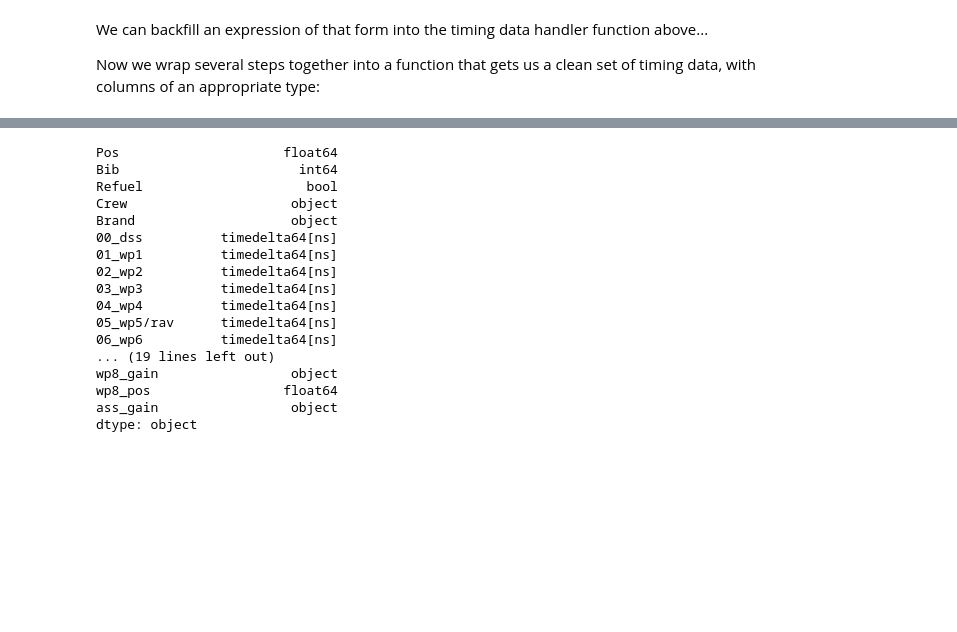
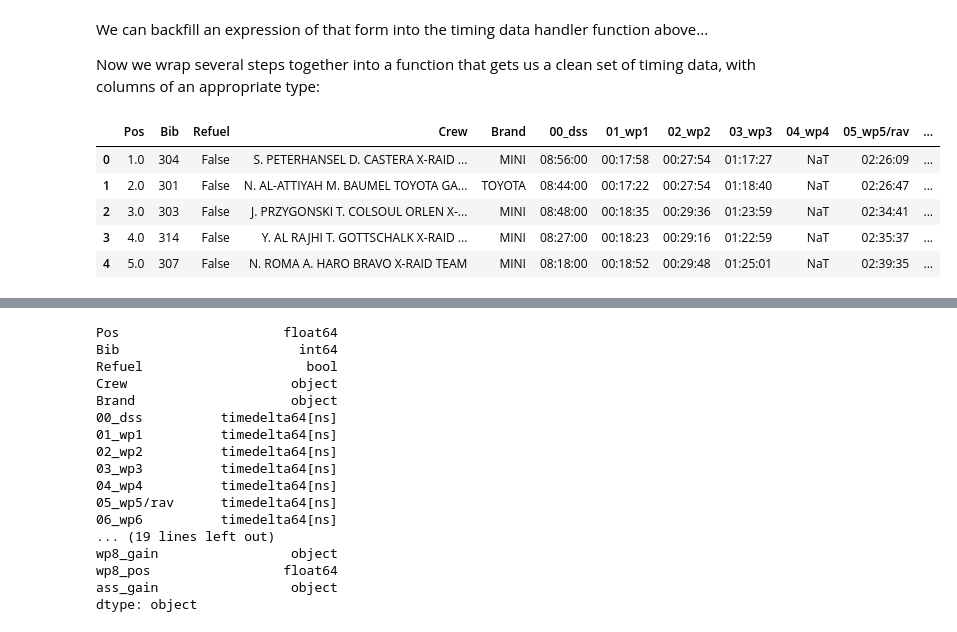
Before and after one commit to psychemedia/WRC_sketches, a Jupyter notebook: doodles/Dakar Rally.ipynb, the cells around one changed output, grey strips where cells are left out. Cells and saved outputs as stored; diff of their text form; code cells hidden in the pictures; blank space fills up the shorter version.

```diff
--- a/doodles/Dakar Rally.ipynb
+++ b/doodles/Dakar Rally.ipynb
@@ -398,6 +409,15 @@ def get_timing_data(stage,vtype='car', timerank='time', kind='simple'):
 
     df[TIME] = get_refuel_status(df[TIME])
     return _get_timing(df, typ=TIME, kind=kind)
+# %%
+get_timing_data(STAGE, VTYPE, kind='simple')[TIME].head()
+# %% [output]
+|  | Pos | Bib | Refuel | Crew | Brand | 00_dss | 01_wp1 | 02_wp2 | 03_wp3 | 04_wp4 | 05_wp5/rav | ... |
+| 0 | 1.0 | 304 | False | S. PETERHANSEL D. CASTERA X-RAID ... | MINI | 08:56:00 | 00:17:58 | 00:27:54 | 01:17:27 | NaT | 02:26:09 | ... |
+| 1 | 2.0 | 301 | False | N. AL-ATTIYAH M. BAUMEL TOYOTA GA... | TOYOTA | 08:44:00 | 00:17:22 | 00:27:54 | 01:18:40 | NaT | 02:26:47 | ... |
+| 2 | 3.0 | 303 | False | J. PRZYGONSKI T. COLSOUL ORLEN X-... | MINI | 08:48:00 | 00:18:35 | 00:29:36 | 01:23:59 | NaT | 02:34:41 | ... |
+| 3 | 4.0 | 314 | False | Y. AL RAJHI T. GOTTSCHALK X-RAID ... | MINI | 08:27:00 | 00:18:23 | 00:29:16 | 01:22:59 | NaT | 02:35:37 | ... |
+| 4 | 5.0 | 307 | False | N. ROMA A. HARO BRAVO X-RAID TEAM | MINI | 08:18:00 | 00:18:52 | 00:29:48 | 01:25:01 | NaT | 02:39:35 | ... |
 # %%
 data = get_timing_data(STAGE, VTYPE, kind='full')
 data[TIME].head()
```
Also changed, not shown: parts of 16 cells of this notebook.
